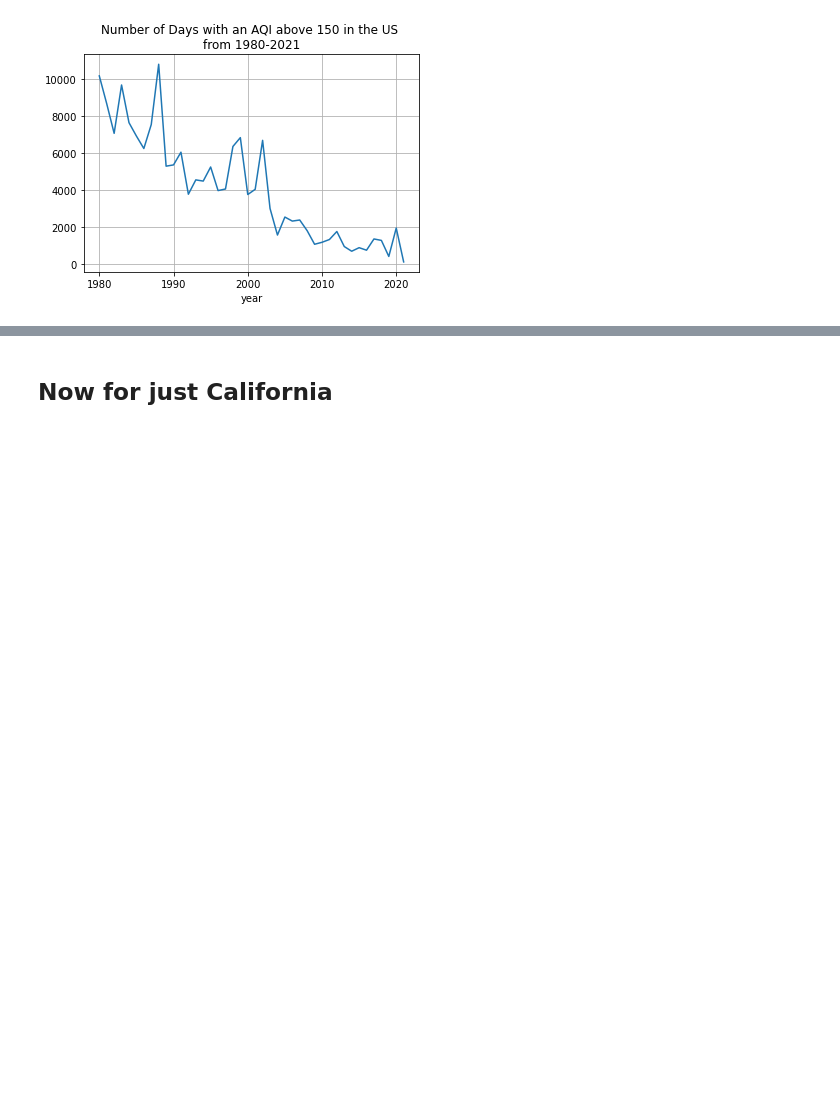
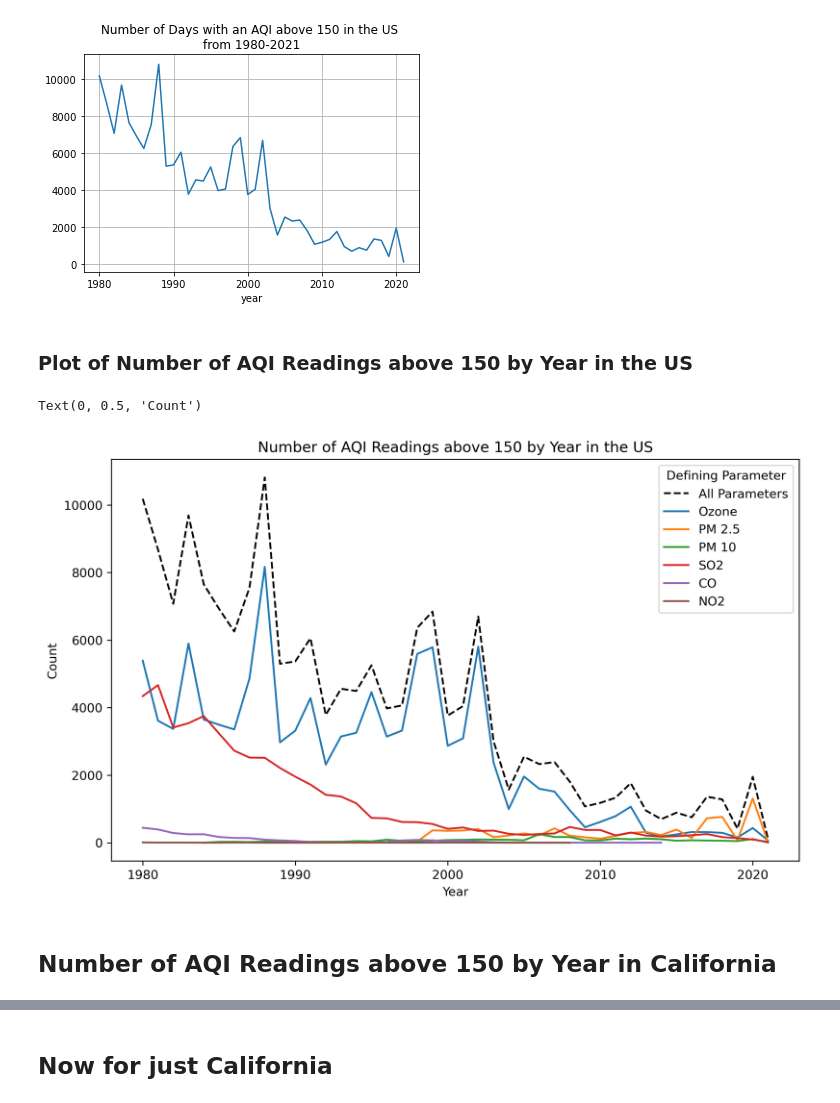
Before and after one commit to aqi-science/notebook, a Jupyter notebook: Grace_AQI_counts.ipynb, the cells around one changed output, grey strips where cells are left out. Saved outputs shown, nothing was run; the diff lists cells and outputs as text; code cells hidden in the pictures; blank space fills up the shorter version.

Commit message:
Made plots with separated parameters for us and CA, and CA pm2.5 readings

```diff
--- a/Grace_AQI_counts.ipynb
+++ b/Grace_AQI_counts.ipynb
@@ -79,3 +79,10 @@ aqi_unhealthy.head()
+# %%
+aqi_ozone_unhealthy = aqi_unhealthy[aqi_unhealthy['Defining Parameter'] == 'Ozone']
+aqi_pm25_unhealthy = aqi_unhealthy[aqi_unhealthy['Defining Parameter'] == 'PM2.5']
+aqi_pm10_unhealthy = aqi_unhealthy[aqi_unhealthy['Defining Parameter'] == 'PM10']
+aqi_SO2_unhealthy = aqi_unhealthy[aqi_unhealthy['Defining Parameter'] == 'SO2']
+aqi_CO_unhealthy = aqi_unhealthy[aqi_unhealthy['Defining Parameter'] == 'CO']
+aqi_NO2_unhealthy = aqi_unhealthy[aqi_unhealthy['Defining Parameter'] == 'NO2']
 # %%
 counts_aqi_unhealthy = aqi_unhealthy.groupby('year').size().reset_index(name='count')
 #counts_aqi_unhealthy
@@ -88,3 +95,38 @@ counts_aqi_unhealthy.plot(x = 'year',
 # %% [output]
 <AxesSubplot:title={'center':'Number of Days with an AQI above 150 in the US \nfrom 1980-2021'}, xlabel='year'>
 [figure]
+# %% [markdown]
+### Plot of Number of AQI Readings above 150 by Year in the US
+# %%
+fig, ax = plt.subplots(figsize=(10,6), dpi = 300)
+
+plt.plot(counts_aqi_unhealthy['year'], counts_aqi_unhealthy['count'],
+         label = 'All Parameters', ls = 'dashed', color = 'black')
+plt.plot(aqi_ozone_unhealthy.groupby('year').size().reset_index(name='count')['year'],
+         aqi_ozone_unhealthy.groupby('year').size().reset_index(name='count')['count'],
+         label = 'Ozone')
+plt.plot(aqi_pm25_unhealthy.groupby('year').size().reset_index(name='count')['year'],
+         aqi_pm25_unhealthy.groupby('year').size().reset_index(name='count')['count'],
+         label = 'PM 2.5')
+plt.plot(aqi_pm10_unhealthy.groupby('year').size().reset_index(name='count')['year'],
+         aqi_pm10_unhealthy.groupby('year').size().reset_index(name='count')['count'],
+         label = 'PM 10')
+plt.plot(aqi_SO2_unhealthy.groupby('year').size().reset_index(name='count')['year'],
+         aqi_SO2_unhealthy.groupby('year').size().reset_index(name='count')['count'],
+         label = 'SO2')
+plt.plot(aqi_CO_unhealthy.groupby('year').size().reset_index(name='count')['year'],
+         aqi_CO_unhealthy.groupby('year').size().reset_index(name='count')['count'],
+         label = 'CO')
+plt.plot(aqi_NO2_unhealthy.groupby('year').size().reset_index(name='count')['year'],
+         aqi_NO2_unhealthy.groupby('year').size().reset_index(name='count')['count'],
+         label = 'NO2')
+
+ax.legend(title = 'Defining Parameter')
+plt.title('Number of AQI Readings above 150 by Year in the US')
+plt.xlabel('Year')
+plt.ylabel('Count')
+# %% [output]
+Text(0, 0.5, 'Count')
+[figure, added]
+# %% [markdown]
+## Number of AQI Readings above 150 by Year in California
```
Also changed, not shown: parts of 10 cells of this notebook.
